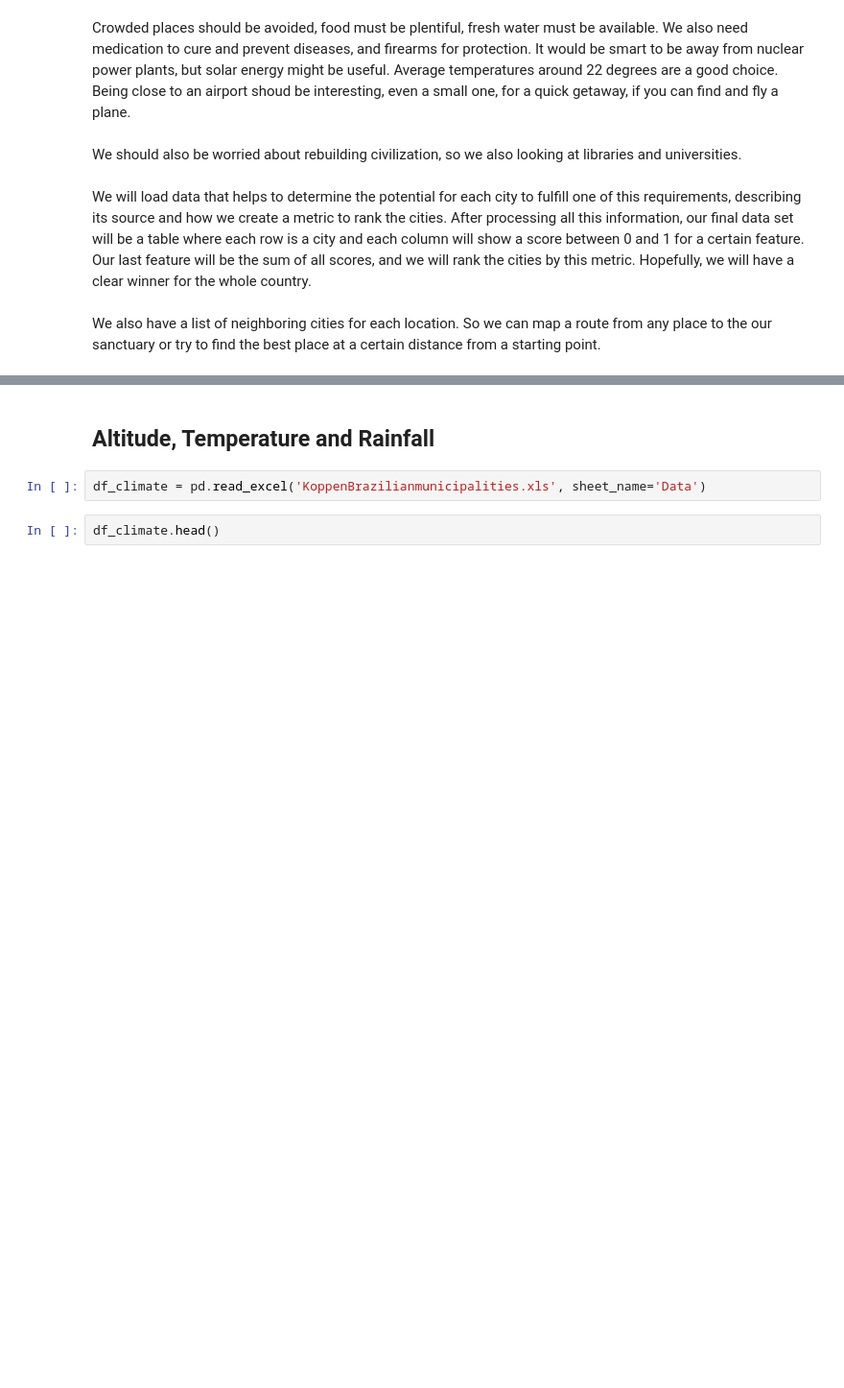
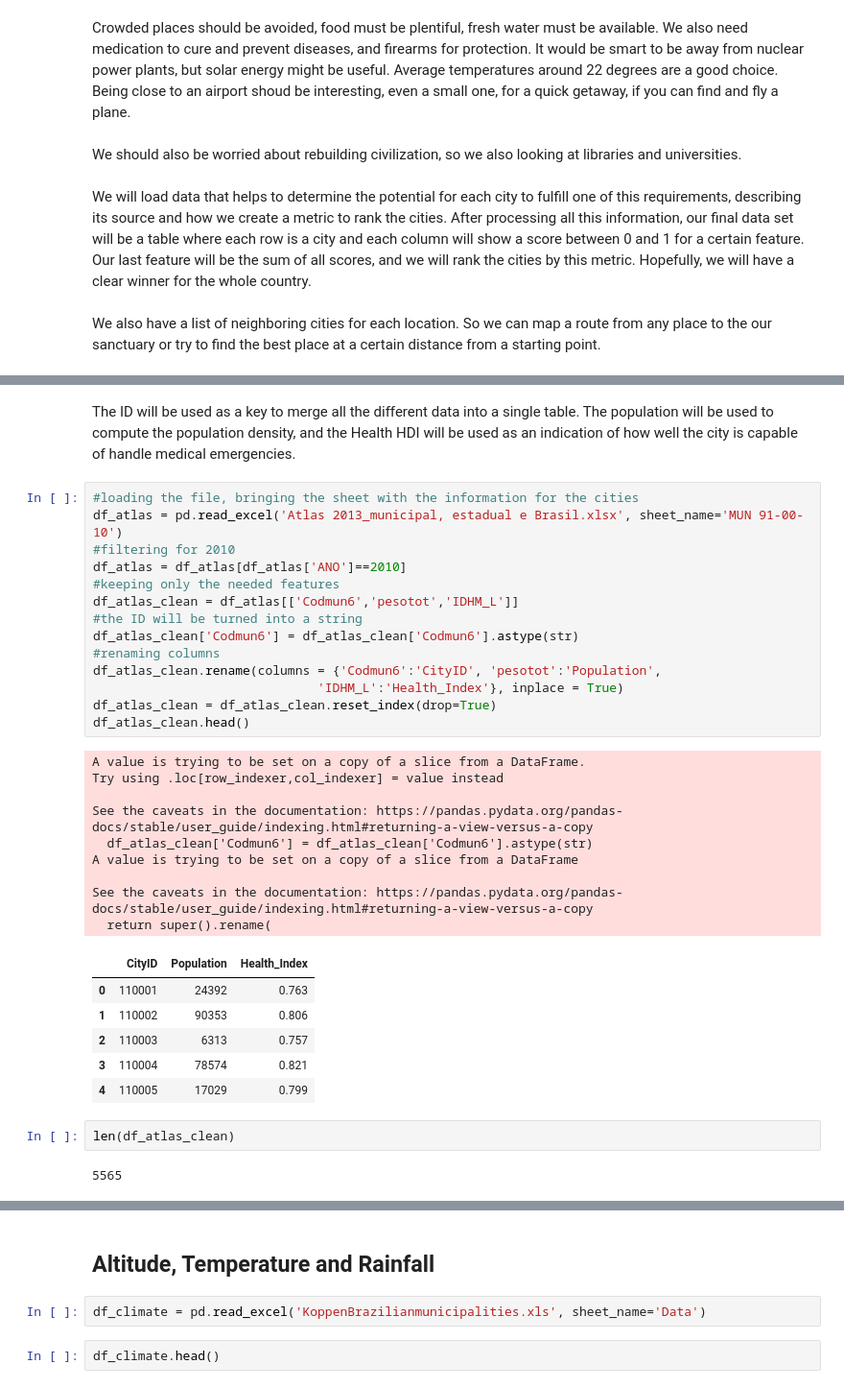
Before and after one commit to secretaria-ICA/Bem_Vindo_ao_Apocalipse_Brasileiro, a Jupyter notebook: apocalipse.ipynb, the cells around one changed output, grey strips where cells are left out. Shown at 96% size. Drawn from its saved outputs; the diff is of its cells as text; blank space fills up the shorter version.

```diff
--- a/apocalipse.ipynb
+++ b/apocalipse.ipynb
@@ -22,0 +38,36 @@ We also have a list of neighboring cities for each location. So we can map a rou
+# %% [markdown]
+The ID will be used as a key to merge all the different data into a single table. The population will be used to compute the population density, and the Health HDI will be used as an indication of how well the city is capable of handle medical emergencies.
+# %%
+#loading the file, bringing the sheet with the information for the cities
+df_atlas = pd.read_excel('Atlas 2013_municipal, estadual e Brasil.xlsx', sheet_name='MUN 91-00-10')
+#filtering for 2010
+df_atlas = df_atlas[df_atlas['ANO']==2010]
+#keeping only the needed features
+df_atlas_clean = df_atlas[['Codmun6','pesotot','IDHM_L']]
+#the ID will be turned into a string
+df_atlas_clean['Codmun6'] = df_atlas_clean['Codmun6'].astype(str)
+#renaming columns
+df_atlas_clean.rename(columns = {'Codmun6':'CityID', 'pesotot':'Population',
+                              'IDHM_L':'Health_Index'}, inplace = True)
+df_atlas_clean = df_atlas_clean.reset_index(drop=True)
+df_atlas_clean.head()
+# %% [output]
+A value is trying to be set on a copy of a slice from a DataFrame.
+Try using .loc[row_indexer,col_indexer] = value instead
+
+See the caveats in the documentation: https://pandas.pydata.org/pandas-docs/stable/user_guide/indexing.html#returning-a-view-versus-a-copy
+  df_atlas_clean['Codmun6'] = df_atlas_clean['Codmun6'].astype(str)
+A value is trying to be set on a copy of a slice from a DataFrame
+
+See the caveats in the documentation: https://pandas.pydata.org/pandas-docs/stable/user_guide/indexing.html#returning-a-view-versus-a-copy
+  return super().rename(
+|  | CityID | Population | Health_Index |
+| 0 | 110001 | 24392 | 0.763 |
+| 1 | 110002 | 90353 | 0.806 |
+| 2 | 110003 | 6313 | 0.757 |
+| 3 | 110004 | 78574 | 0.821 |
+| 4 | 110005 | 17029 | 0.799 |
+# %%
+len(df_atlas_clean)
+# %% [output]
+5565
```
Also changed, not shown: parts of 33 cells of this notebook.
